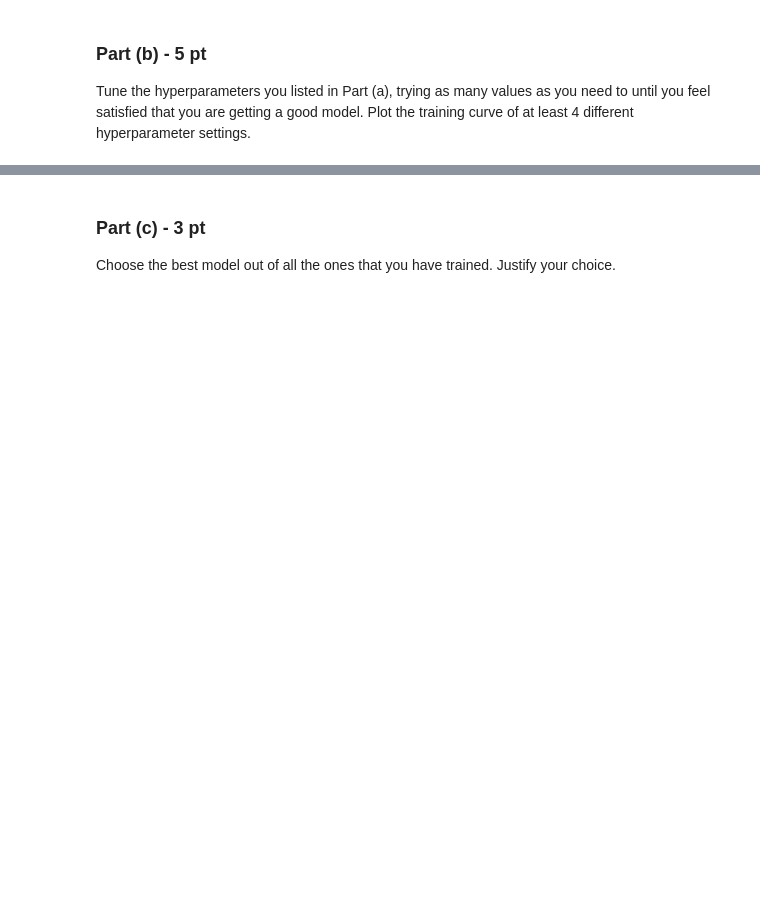
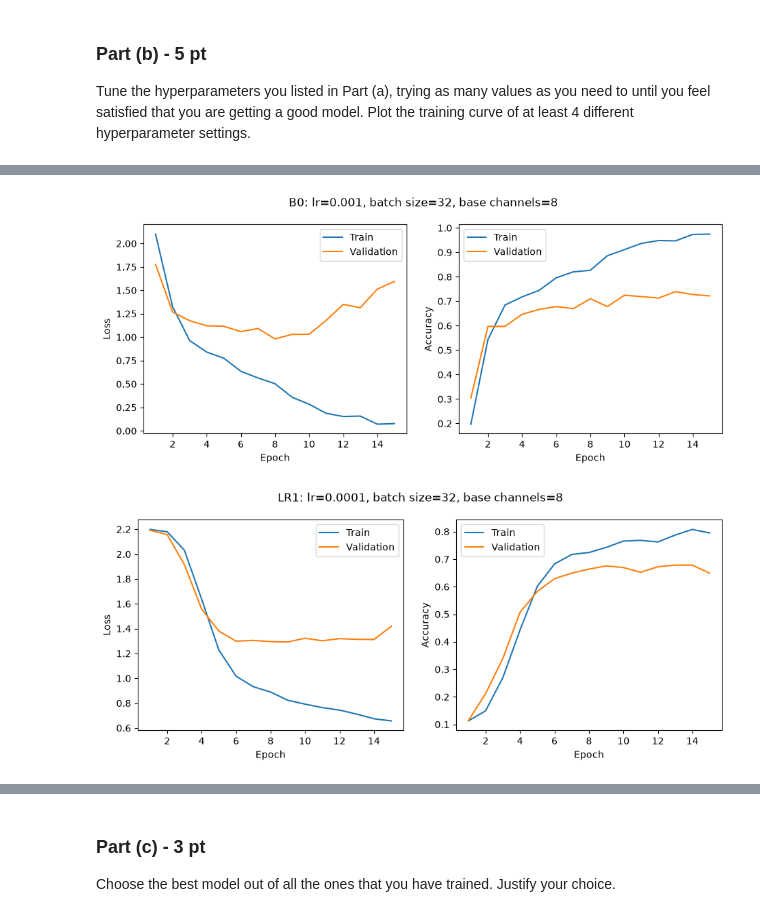
Before and after one commit to Samantha-Hossain/APS360, a Jupyter notebook: Lab 3/Lab3.ipynb, the cells around one changed output, grey strips where cells are left out. Cells and saved outputs as stored; diff of their text form; code cells hidden in the pictures; blank space fills up the shorter version.

```diff
--- a/Lab 3/Lab3.ipynb
+++ b/Lab 3/Lab3.ipynb
@@ -723,0 +804,10 @@ that you are getting a good model. Plot the training curve of at least 4 differe
+# %%
+# ---- Experiment LR1: learning rate 0.0001 ----
+# Only the learning rate changes (0.001 -> 0.0001). Batch size 32, 8 base channels,
+# 15 epochs, Adam, cross-entropy, seed and data split are all the same as the baseline.
+run_experiment('LR1', learning_rate=0.0001)
+
+show_results()
+plot_history('B0')
+plot_history('LR1')
+# %% [output]
@@ -723,0 +833,2 @@ that you are getting a good model. Plot the training curve of at least 4 differe
+[figure, added]
+[figure, added]
```
Also changed, not shown: parts of 20 cells of this notebook.
